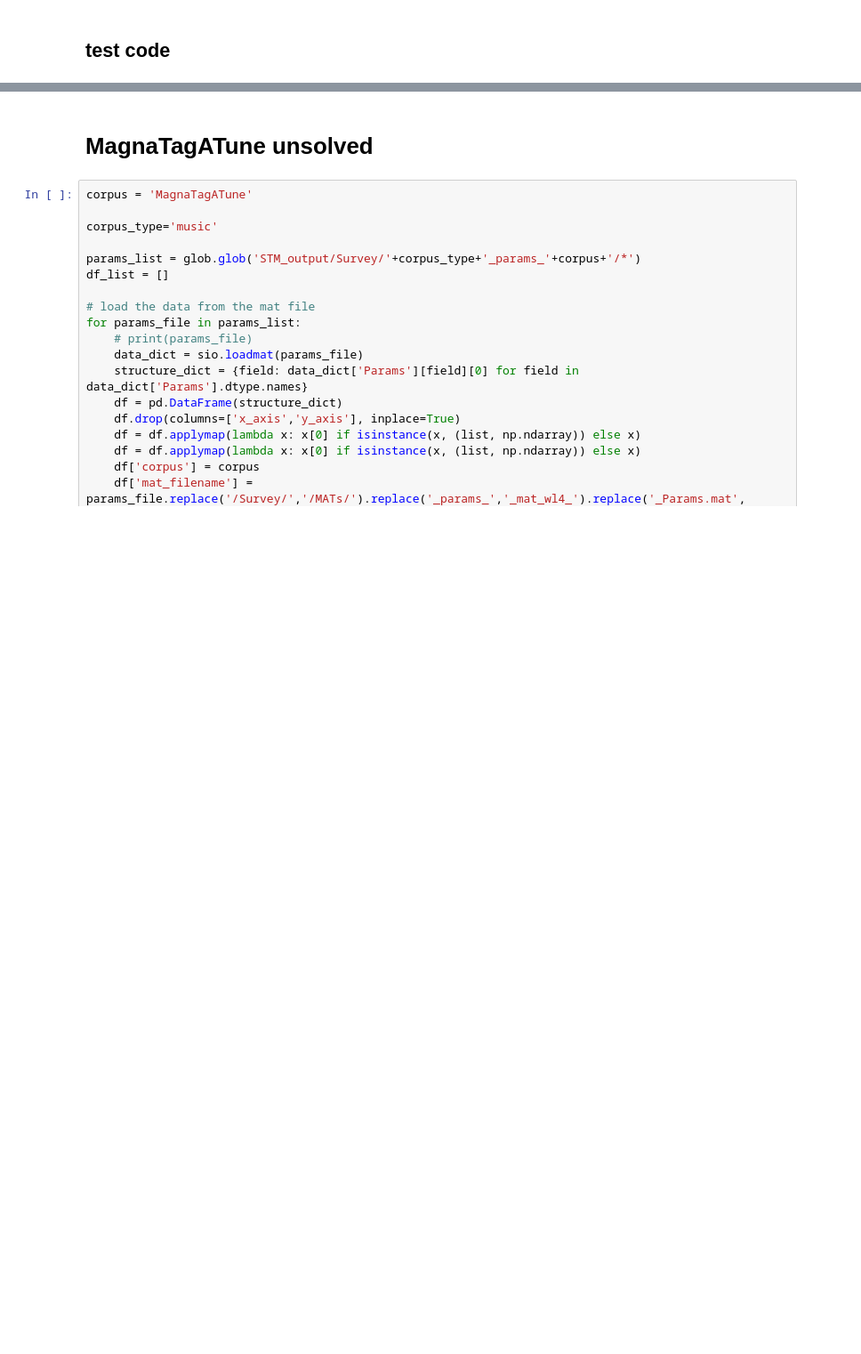
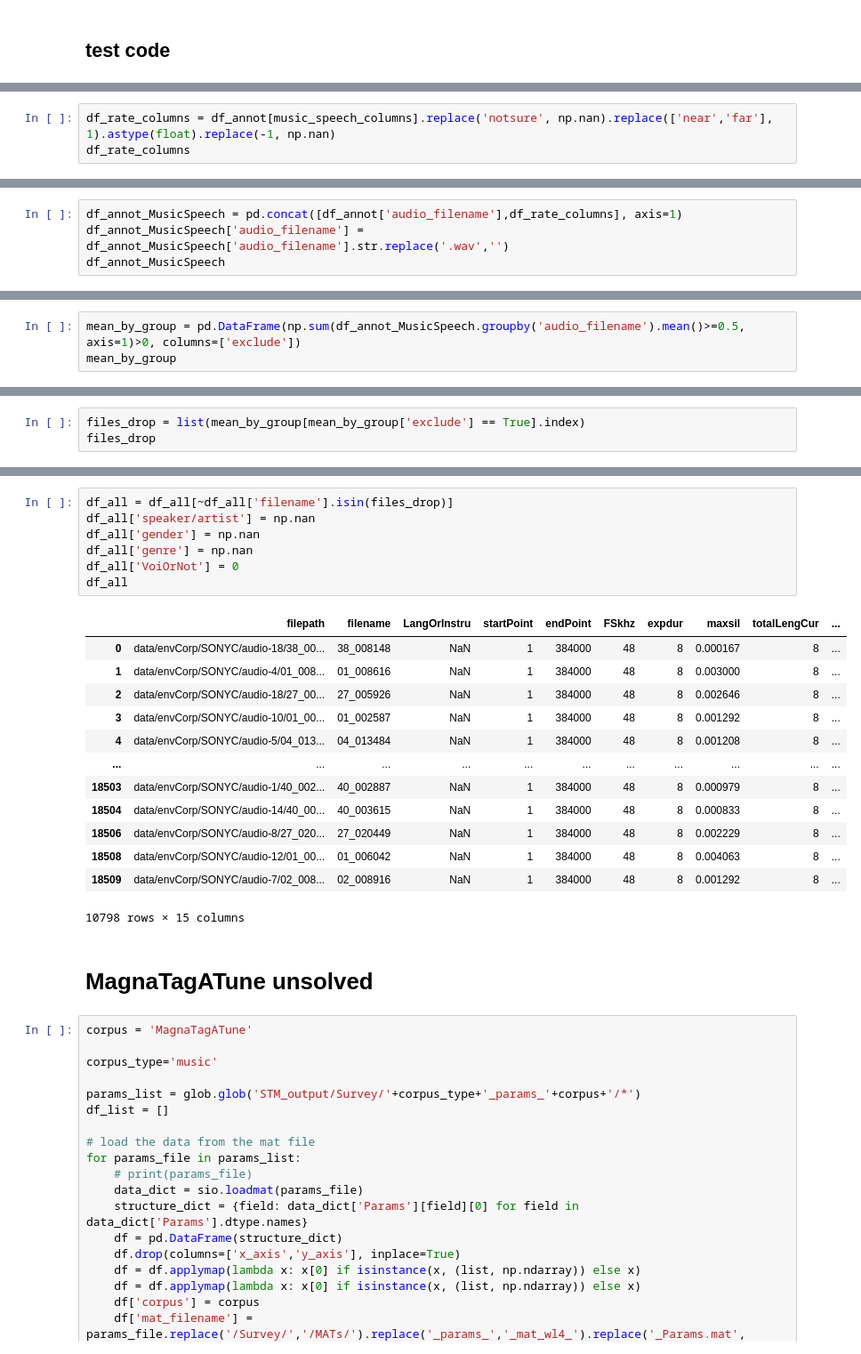
Before and after one commit to curlsloth/MusicSpeech-STM, a Jupyter notebook: STM03_build_meta_data.ipynb, the cells around one changed output, grey strips where cells are left out. Shown at 89% size. Saved outputs shown, nothing was run; the diff lists cells and outputs as text; blank space fills up the shorter version.

```diff
--- a/STM03_build_meta_data.ipynb
+++ b/STM03_build_meta_data.ipynb
@@ -543,0 +552,3 @@ df_all
+# %%
+df_rate_columns = df_annot[music_speech_columns].replace('notsure', np.nan).replace(['near','far'], 1).astype(float).replace(-1, np.nan)
+df_rate_columns
@@ -543,0 +569,4 @@ df_all
+# %%
+df_annot_MusicSpeech = pd.concat([df_annot['audio_filename'],df_rate_columns], axis=1)
+df_annot_MusicSpeech['audio_filename'] = df_annot_MusicSpeech['audio_filename'].str.replace('.wav','')
+df_annot_MusicSpeech
@@ -543,0 +587,3 @@ df_all
+# %%
+mean_by_group = pd.DataFrame(np.sum(df_annot_MusicSpeech.groupby('audio_filename').mean()>=0.5, axis=1)>0, columns=['exclude'])
+mean_by_group
@@ -543,0 +605,3 @@ df_all
+# %%
+files_drop = list(mean_by_group[mean_by_group['exclude'] == True].index)
+files_drop
@@ -544,3 +626,24 @@ df_all
+# %%
+df_all = df_all[~df_all['filename'].isin(files_drop)]
+df_all['speaker/artist'] = np.nan
+df_all['gender'] = np.nan
+df_all['genre'] = np.nan
+df_all['VoiOrNot'] = 0
+df_all
+# %% [output]
+|  | filepath | filename | LangOrInstru | startPoint | endPoint | FSkhz | expdur | maxsil | totalLengCur | ... |
+| 0 | data/envCorp/SONYC/audio-18/38_00... | 38_008148 | NaN | 1 | 384000 | 48 | 8 | 0.000167 | 8 | ... |
+| 1 | data/envCorp/SONYC/audio-4/01_008... | 01_008616 | NaN | 1 | 384000 | 48 | 8 | 0.003000 | 8 | ... |
+| 2 | data/envCorp/SONYC/audio-18/27_00... | 27_005926 | NaN | 1 | 384000 | 48 | 8 | 0.002646 | 8 | ... |
+| 3 | data/envCorp/SONYC/audio-10/01_00... | 01_002587 | NaN | 1 | 384000 | 48 | 8 | 0.001292 | 8 | ... |
+| 4 | data/envCorp/SONYC/audio-5/04_013... | 04_013484 | NaN | 1 | 384000 | 48 | 8 | 0.001208 | 8 | ... |
+| ... | ... | ... | ... | ... | ... | ... | ... | ... | ... | ... |
+| 18503 | data/envCorp/SONYC/audio-1/40_002... | 40_002887 | NaN | 1 | 384000 | 48 | 8 | 0.000979 | 8 | ... |
+| 18504 | data/envCorp/SONYC/audio-14/40_00... | 40_003615 | NaN | 1 | 384000 | 48 | 8 | 0.000833 | 8 | ... |
+| 18506 | data/envCorp/SONYC/audio-8/27_020... | 27_020449 | NaN | 1 | 384000 | 48 | 8 | 0.002229 | 8 | ... |
+| 18508 | data/envCorp/SONYC/audio-12/01_00... | 01_006042 | NaN | 1 | 384000 | 48 | 8 | 0.004063 | 8 | ... |
+| 18509 | data/envCorp/SONYC/audio-7/02_008... | 02_008916 | NaN | 1 | 384000 | 48 | 8 | 0.001292 | 8 | ... |
+10798 rows × 15 columns
 # %% [markdown]
 # MagnaTagATune unsolved
 # %%
```
Also changed, not shown: parts of 17 cells of this notebook.
